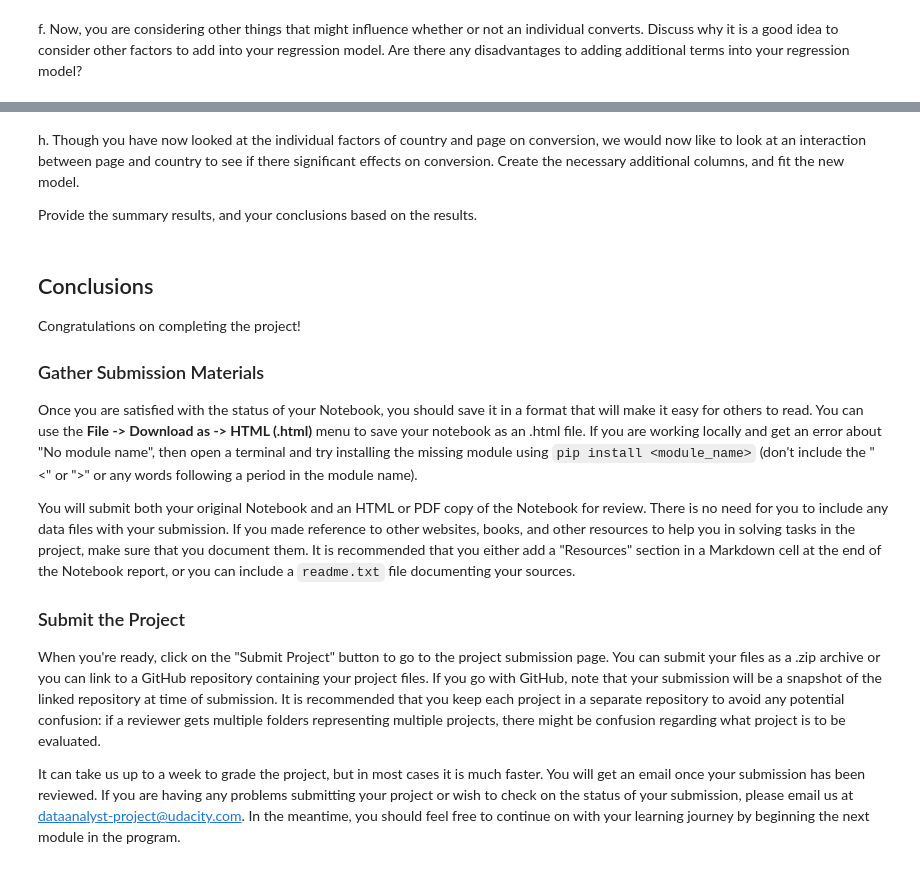
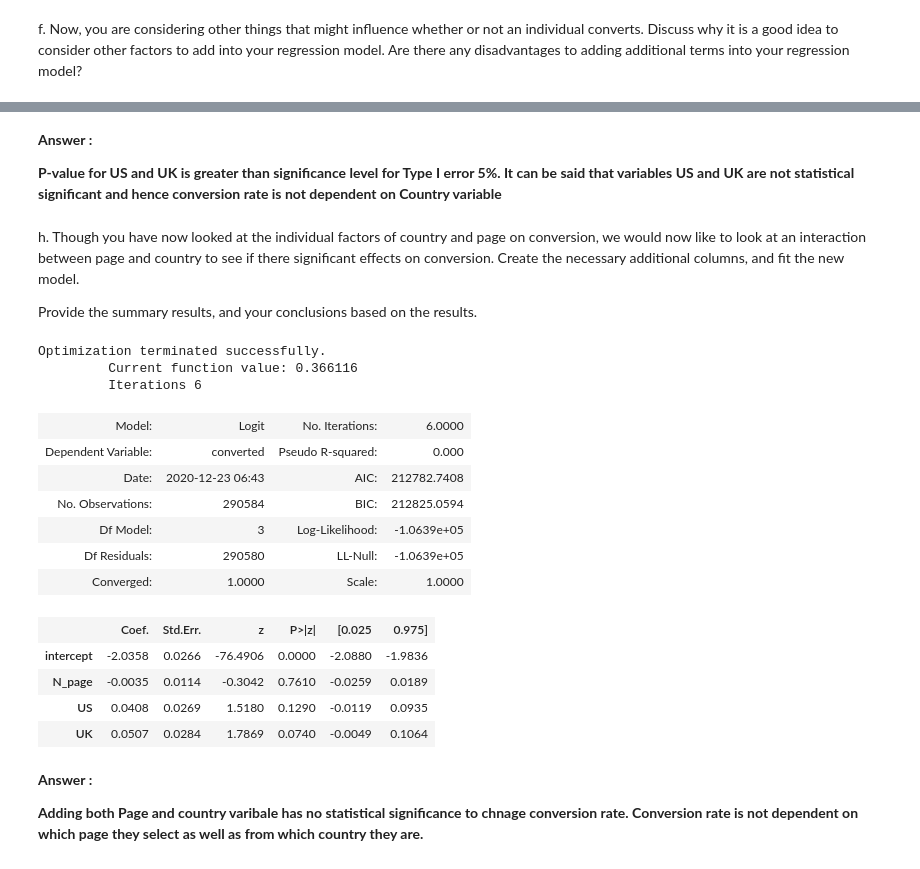
Before and after one commit to Pranav1988/Data-Analyst, a Jupyter notebook: Analyze_ab_test_results_notebook.ipynb, the cells around one changed output, grey strips where cells are left out. Cells and saved outputs as stored; diff of their text form; code cells hidden in the pictures.

```diff
--- a/Analyze_ab_test_results_notebook.ipynb
+++ b/Analyze_ab_test_results_notebook.ipynb
@@ -413,3 +518,8 @@ df_new = countries_df.set_index('user_id').join(df2.set_index('user_id'), how='i
+# %% [markdown]
+**Answer :**
+
+**P-value for US and UK is greater than significance level for Type I error 5%.
+It can be said that variables US and UK are not statistical significant and hence conversion rate is not dependent on Country variable**
 # %% [markdown]
 h. Though you have now looked at the individual factors of country and page on conversion, we would now like to look at an interaction between page and country to see if there significant effects on conversion.  Create the necessary additional columns, and fit the new model.
 
@@ -419,17 +527,23 @@ Provide the summary results, and your conclusions based on the results.
-# %% [markdown]
-<a id='conclusions'></a>
-## Conclusions
-
-Congratulations on completing the project!
-
-### Gather Submission Materials
-
-Once you are satisfied with the status of your Notebook, you should save it in a format that will make it easy for others to read. You can use the __File -> Download as -> HTML (.html)__ menu to save your notebook as an .html file. If you are working locally and get an error about "No module name", then open a terminal and try installing the missing module using `pip install <module_name>` (don't include the "<" or ">" or any words following a period in the module name).
-
-You will submit both your original Notebook and an HTML or PDF copy of the Notebook for review. There is no need for you to include any data files with your submission. If you made reference to other websites, books, and other resources to help you in solving tasks in the project, make sure that you document them. It is recommended that you either add a "Resources" section in a Markdown cell at the end of the Notebook report, or you can include a `readme.txt` file documenting your sources.
-
-### Submit the Project
-
-When you're ready, click on the "Submit Project" button to go to the project submission page. You can submit your files as a .zip archive or you can link to a GitHub repository containing your project files. If you go with GitHub, note that your submission will be a snapshot of the linked repository at time of submission. It is recommended that you keep each project in a separate repository to avoid any potential confusion: if a reviewer gets multiple folders representing multiple projects, there might be confusion regarding what project is to be evaluated.
-
-It can take us up to a week to grade the project, but in most cases it is much faster. You will get an email once your submission has been reviewed. If you are having any problems submitting your project or wish to check on the status of your submission, please email us at dataanalyst-project@udacity.com. In the meantime, you should feel free to continue on with your learning journey by beginning the next module in the program.
+# %%
+lg_both = sm.Logit(df2['converted'],df2[['intercept','N_page','US','UK']])
+lg_both.fit().summary2()
+# %% [output]
+Optimization terminated successfully.
+         Current function value: 0.366116
+         Iterations 6
+| Model: | Logit | No. Iterations: | 6.0000 |
+| Dependent Variable: | converted | Pseudo R-squared: | 0.000 |
+| Date: | 2020-12-23 06:43 | AIC: | 212782.7408 |
+| No. Observations: | 290584 | BIC: | 212825.0594 |
+| Df Model: | 3 | Log-Likelihood: | -1.0639e+05 |
+| Df Residuals: | 290580 | LL-Null: | -1.0639e+05 |
+| Converged: | 1.0000 | Scale: | 1.0000 |
+|  | Coef. | Std.Err. | z | P>|z| | [0.025 | 0.975] |
+| intercept | -2.0358 | 0.0266 | -76.4906 | 0.0000 | -2.0880 | -1.9836 |
+| N_page | -0.0035 | 0.0114 | -0.3042 | 0.7610 | -0.0259 | 0.0189 |
+| US | 0.0408 | 0.0269 | 1.5180 | 0.1290 | -0.0119 | 0.0935 |
+| UK | 0.0507 | 0.0284 | 1.7869 | 0.0740 | -0.0049 | 0.1064 |
+# %% [markdown]
+**Answer :**
+
+**Adding both Page and country varibale has no statistical significance to chnage conversion rate. Conversion rate is not dependent on which page they select as well as from which country they are.**
```
Also changed, not shown: parts of 57 cells of this notebook.
